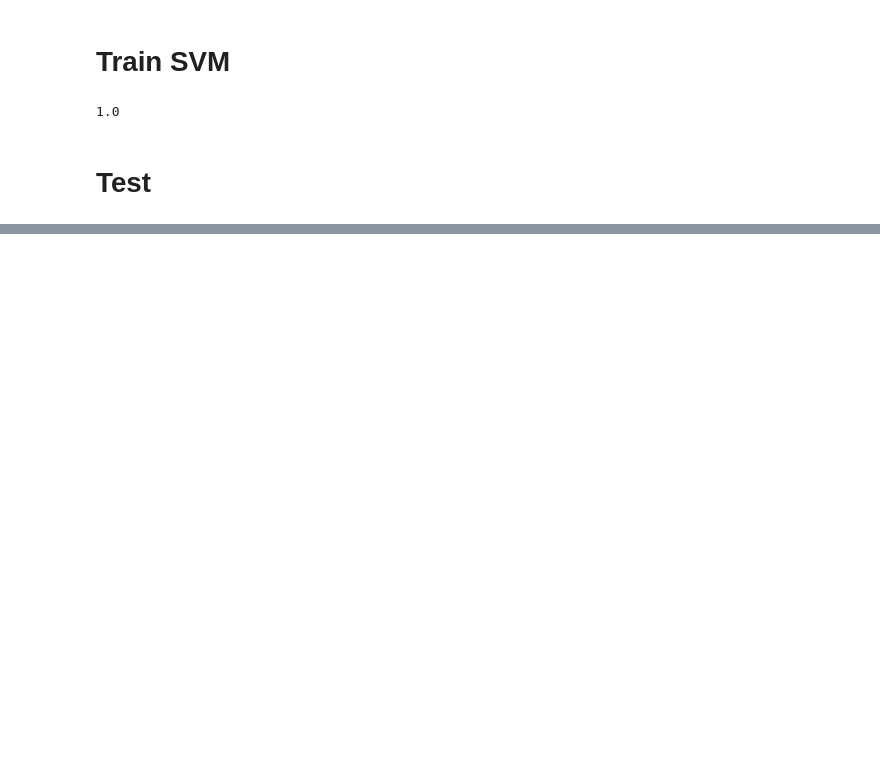
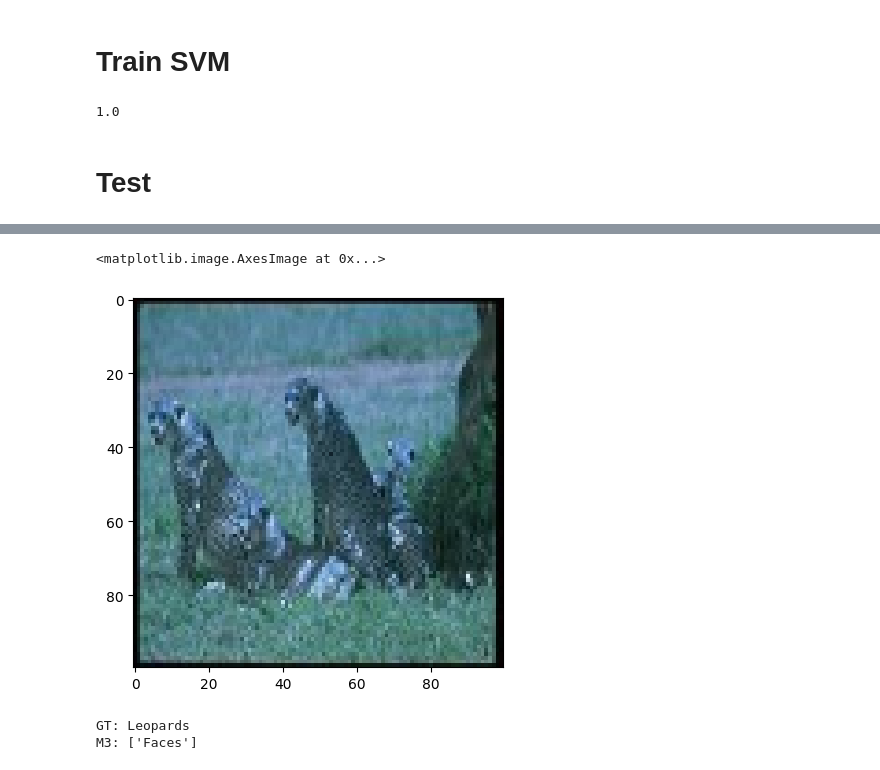
Before and after one commit to hippogriffi/CBIRS, a Jupyter notebook: App/Progs/M3_testing.ipynb, the cells around one changed output, grey strips where cells are left out. Drawn from its saved outputs; the diff is of its cells as text; code cells hidden in the pictures; blank space fills up the shorter version.

```diff
--- a/App/Progs/M3_testing.ipynb
+++ b/App/Progs/M3_testing.ipynb
@@ -86,3 +88,26 @@ for a, cat in enumerate(selected_categories):
+# %%
+file_path = 'C:/Users/Joe/Desktop/UNI/Yr3/Dissertation/Datasets/101_ObjectCategories'
+folder_names = []
+folder_names = [f for f in sorted(os.listdir(file_path))]
+
+full_db_img_data = []
+
+
+full_db_img_classes = []
+
+for a in range(98):
+    folder_path = file_path + '/' + folder_names[a]
+    image_names = [a for a in sorted(
+        os.listdir(folder_path))]
+
+    for b, img_name in enumerate(image_names):
+        full_db_img_classes.append(folder_names[a])
+        img_path = folder_path + '/' + img_name
+        img = cv2.imread(img_path)
+        img = cv2.resize(img, (100, 100))
+
+        if img is not None:
+            full_db_img_data.append(img)
 # %%
 def vgg_feat_extract(img):
     img = np.expand_dims(img, axis = 0)
@@ -181,0 +211,5 @@ Saving Model
+# %%
+testNum =555
+
+test_img = full_db_img_data[testNum]
+test22 = M3_svm_train.predict_img(test_img)
@@ -181,0 +219,11 @@ Saving Model
+# %%
+plt.imshow(full_db_img_data[testNum])
+# %% [output]
+<matplotlib.image.AxesImage at 0x...>
+[figure, added]
+# %%
+print("GT: {}".format(full_db_img_classes[testNum]))
+print("M3: {}".format(test22))
+# %% [output]
+GT: Leopards
+M3: ['Faces']
```
Also changed, not shown: parts of 15 cells of this notebook, 23 other files.
